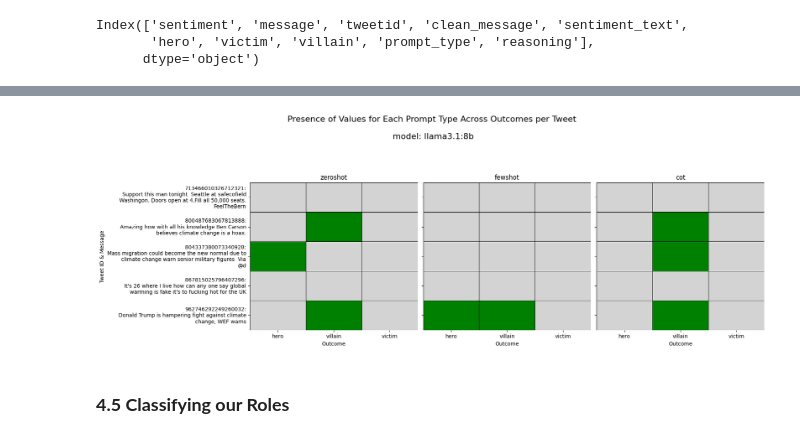
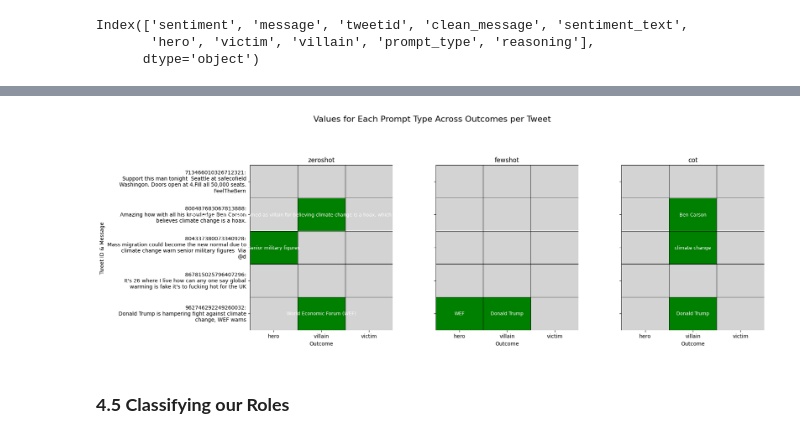
Before and after one commit to Fonzzy1/LLM-Workshop, a Jupyter notebook: workshop.ipynb, the cells around one changed output, grey strips where cells are left out. Cells and saved outputs as stored; diff of their text form; code cells hidden in the pictures.

Commit message:
still working on plot section 4.4

```diff
--- a/workshop.ipynb
+++ b/workshop.ipynb
@@ -792,64 +792,104 @@ outcomes = ['hero', 'villain', 'victim']
 def clean_empty(x):
     if pd.isna(x):
         return np.nan
-    if isinstance(x, str) and x.strip().lower() in ['none', '']:
+    if isinstance(x, str) and x.strip().lower() in ['none', 'null', 'nulle', '']:
         return np.nan
     return x
 
 df[outcomes] = df[outcomes].applymap(clean_empty)
 
 df_long = df.melt(
     id_vars=['tweetid', 'prompt_type', 'clean_message'],
     value_vars=outcomes,
     var_name='outcome',
     value_name='value'
 )
 
-df_long['has_value'] = df_long['value'].notna()
-
-prompt_types = df['prompt_type'].unique()
-
-# Wrap messages to max width of 50 chars
 def wrap_text(text, width=50):
     return "\n".join(textwrap.wrap(str(text), width))
 
-df_long['tweet_label'] = df_long['tweetid'].astype(str) + ":\n" + df_long['clean_message'].apply(lambda x: wrap_text(x, 50))
+df_long['tweet_label'] = (
+    df_long['tweetid'].astype(str)
+    + ":\n"
+    + df_long['clean_message'].apply(lambda x: wrap_text(x, 50))
+)
 
-fig, axes = plt.subplots(nrows=1, ncols=len(prompt_types),
-                         figsize=(6 * len(prompt_types), len(df['tweetid'].unique()) * 1.2),
-                         sharey=True)
+prompt_types = list(df['prompt_type'].dropna().unique())
+
+# --- FIGURE SIZE: make subplots wider ---
+subplot_width = 6
+fig, axes = plt.subplots(
+    nrows=1,
+    ncols=len(prompt_types),
+    figsize=(subplot_width * len(prompt_types),
+             len(df['tweetid'].unique()) * 1.2),
+    sharey=True
+)
+
+# Make axes iterable if only one subplot
+if len(prompt_types) == 1:
+    axes = [axes]
 
 for i, prompt in enumerate(prompt_types):
-    df_prompt = df_long[df_long['prompt_type'] == prompt]
+    df_prompt = df_long[df_long['prompt_type'] == prompt].copy()
 
-    # Pivot table: rows = tweet_label, columns = outcome
-    df_pivot = df_prompt.pivot_table(
+    # If nothing for this prompt, show empty panel
+    if df_prompt.empty:
+        axes[i].set_title(str(prompt))
+        axes[i].axis("off")
+        axes[i].text(0.5, 0.5, "No data", ha="center", va="center")
+        continue
+
+    # Pivot for presence (color)
+    df_presence = df_prompt.pivot_table(
         index='tweet_label',
         columns='outcome',
-        values='has_value',
-        aggfunc='any',
-        fill_value=False
+        values='value',
+        aggfunc=lambda x: x.notna().any()
     )
 
-    # Reorder columns
-    df_pivot = df_pivot[outcomes]
+    # Pivot for annotations (text)
+    df_text = df_prompt.pivot_table(
+        index='tweet_label',
+        columns='outcome',
+        values='value',
+        aggfunc=lambda x: next((v for v in x if pd.notna(v)), np.nan)
+    )
 
-    # Plot heatmap
-    sns.heatmap(df_pivot, ax=axes[i], cmap=['lightgrey', 'green'], cbar=False,
-                linewidths=0.5, linecolor='black')
-    axes[i].set_title(f"{prompt}")
+    # Force all columns to exist
+    df_presence = df_presence.reindex(columns=outcomes, fill_value=False)
+    df_text = df_text.reindex(columns=outcomes)
+
+    # Force both to have same row index
+    df_text = df_text.reindex(index=df_presence.index)
+
+    annot = df_text.fillna("")
+
+    sns.heatmap(
+        df_presence,
+        ax=axes[i],
+        cmap=['lightgrey', 'green'],
+        cbar=False,
+        linewidths=0.5,
+        linecolor='black',
+        annot=annot,
+        fmt="",
+        annot_kws={"size": 9}
+    )
+
+    axes[i].set_title(str(prompt))
     axes[i].set_xlabel("Outcome")
     if i == 0:
         axes[i].set_ylabel("Tweet ID & Message")
     else:
         axes[i].set_ylabel("")
 
-# Move the suptitle higher
-plt.suptitle(f"Presence of Values for Each Prompt Type Across Outcomes per Tweet\n\n model: {model}", fontsize=16, y=1.05)
+plt.suptitle("Values for Each Prompt Type Across Outcomes per Tweet", fontsize=16, y=1.05)
 plt.tight_layout(rect=[0, 0, 1, 0.95])
+plt.subplots_adjust(wspace=0.3)
 plt.show()
 # %% [output]
-[figure, old version]
+[figure, new version]
 # %% [markdown]
 ### **4.5 Classifying our Roles**
 # %%
```
